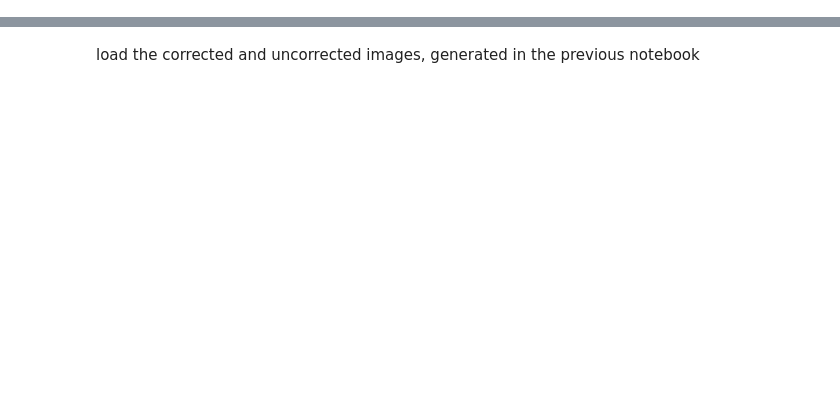
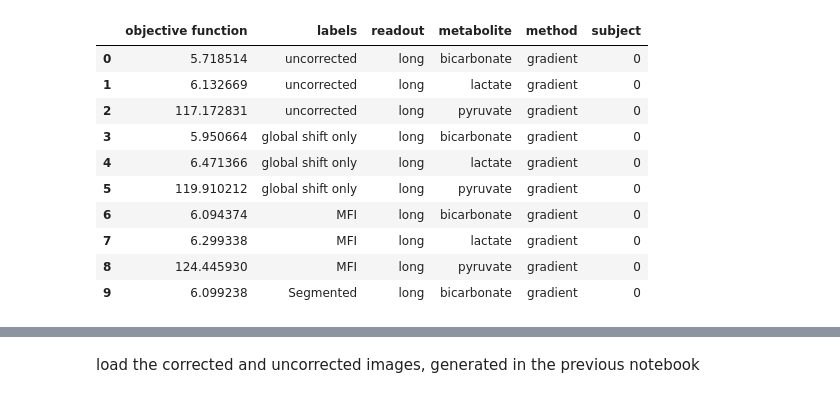
Before and after one commit to galenreed/spiralB0MapCorrection, a Jupyter notebook: 4_analyzeCorrectionResults.ipynb, the cells around one changed output, grey strips where cells are left out. Saved outputs shown, nothing was run; the diff lists cells and outputs as text; code cells hidden in the pictures; blank space fills up the shorter version.

```diff
--- a/4_analyzeCorrectionResults.ipynb
+++ b/4_analyzeCorrectionResults.ipynb
@@ -26,13 +28,7 @@ for patient in cdg.patientList:
     peakSignalSeg = np.transpose(x['peakSignalSeg'])
     peakSignalUncorr = np.transpose(x['peakSignalUncorr'])
 
-    maxSigUncorr = np.transpose(x['maxSigUncorr'])
-    maxSigSeg = np.transpose(x['maxSigSeg'])
-    maxSigMFI = np.transpose(x['maxSigMFI'])
-
-
     freqAxis = x['globalFreqSearch']
-
 
 
     readout = patient.readout
@@ -54,50 +50,49 @@ for patient in cdg.patientList:
     metList.extend(['bicarbonate', 'lactate','pyruvate'])
     labelList.extend(['global shift only']*3)
     methodList.extend(['gradient']*3)
     dataList.append(peakSignalUncorr[:,0].max())
     dataList.append(peakSignalUncorr[:,1].max())
     dataList.append(peakSignalUncorr[:,2].max())
 
     metList.extend(['bicarbonate', 'lactate','pyruvate'])
     labelList.extend(['MFI']*3)
     methodList.extend(['gradient']*3)
     dataList.append(peakSignalMFI[:,0].max())
     dataList.append(peakSignalMFI[:,1].max())
     dataList.append(peakSignalMFI[:,2].max())
 
     metList.extend(['bicarbonate', 'lactate','pyruvate'])
-    labelList.extend(['uncorrected']*3)
-    methodList.extend(['peak signal']*3)
-    dataList.append(maxSigUncorr[resonanceIndex,0])
-    dataList.append(maxSigUncorr[resonanceIndex,1])
-    dataList.append(maxSigUncorr[resonanceIndex,2])
-
-    metList.extend(['bicarbonate', 'lactate','pyruvate'])
-    labelList.extend(['global shift only']*3)
-    methodList.extend(['peak signal']*3)
-    dataList.append(maxSigUncorr[:,0].max())
-    dataList.append(maxSigUncorr[:,1].max())
-    dataList.append(maxSigUncorr[:,2].max())
-
-    metList.extend(['bicarbonate', 'lactate','pyruvate'])
-    labelList.extend(['MFI']*3)
-    methodList.extend(['peak signal']*3)
-    dataList.append(maxSigMFI[:,0].max())
-    dataList.append(maxSigMFI[:,1].max())
-    dataList.append(maxSigMFI[:,2].max())
-
+    labelList.extend(['Segmented']*3)
+    methodList.extend(['gradient']*3)
+    dataList.append(peakSignalSeg[:,0].max())
+    dataList.append(peakSignalSeg[:,1].max())
+    dataList.append(peakSignalSeg[:,2].max())
 
     df1 = pd.DataFrame(data=dataList, columns= ['objective function'])
     df2 = pd.DataFrame(data=labelList, columns= ['labels'])
     df3 = pd.DataFrame(data=[longOrShort]*len(dataList), columns= ['readout'])
     df4 = pd.DataFrame(data=metList, columns= ['metabolite'])
     df5 = pd.DataFrame(data=methodList, columns= ['method'])
     df6 = pd.DataFrame(data=[int(ind)]*len(dataList), columns= ['subject'])
     dfn = pd.concat([df1,df2,df3,df4,df5,df6],axis=1)
 
     df = pd.concat([df,dfn],axis=0, ignore_index = True)
 
 
 
 
     ind += 1
+
+df.head(10)
+# %% [output]
+|  | objective function | labels | readout | metabolite | method | subject |
+| 0 | 5.718514 | uncorrected | long | bicarbonate | gradient | 0 |
+| 1 | 6.132669 | uncorrected | long | lactate | gradient | 0 |
+| 2 | 117.172831 | uncorrected | long | pyruvate | gradient | 0 |
+| 3 | 5.950664 | global shift only | long | bicarbonate | gradient | 0 |
+| 4 | 6.471366 | global shift only | long | lactate | gradient | 0 |
+| 5 | 119.910212 | global shift only | long | pyruvate | gradient | 0 |
+| 6 | 6.094374 | MFI | long | bicarbonate | gradient | 0 |
+| 7 | 6.299338 | MFI | long | lactate | gradient | 0 |
+| 8 | 124.445930 | MFI | long | pyruvate | gradient | 0 |
+| 9 | 6.099238 | Segmented | long | bicarbonate | gradient | 0 |
```
Also changed, not shown: parts of 4 cells of this notebook, 2 other files.
